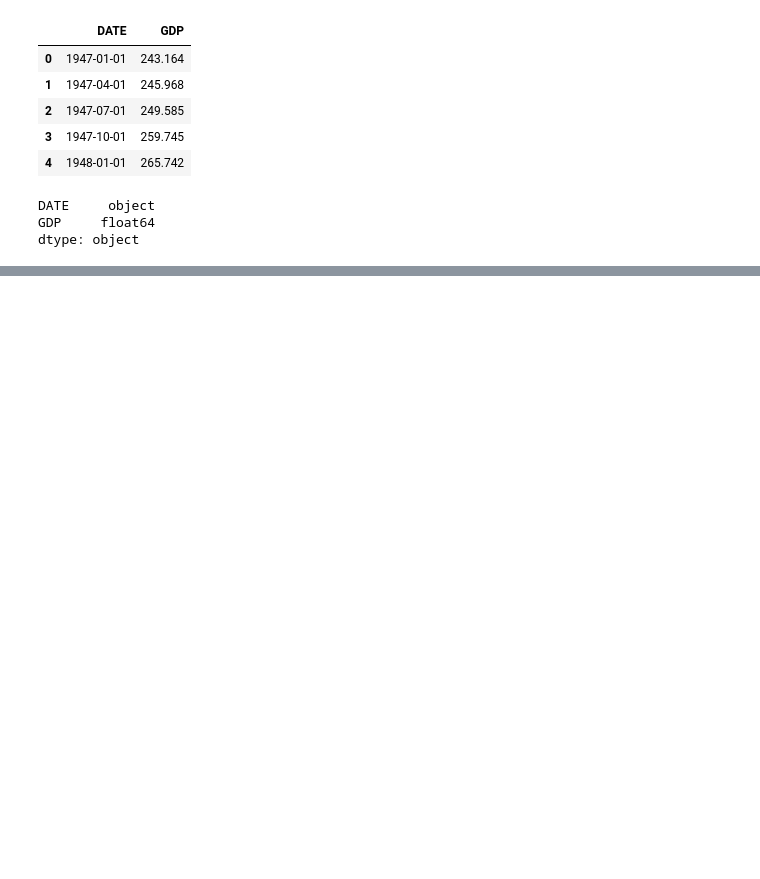
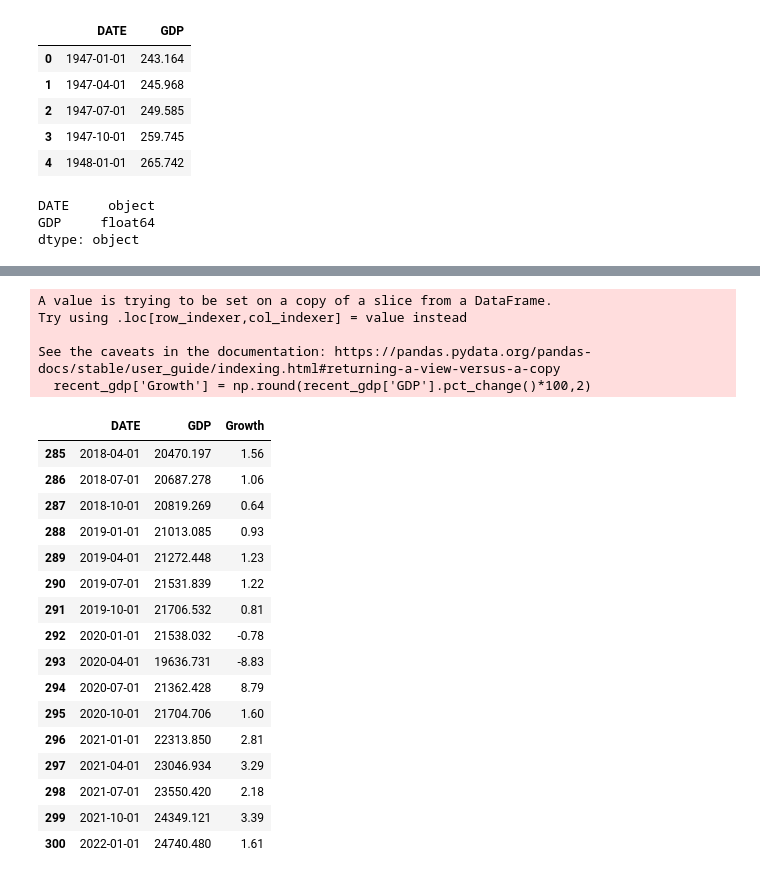
Before and after one commit to mike2463/Group-Project, a Jupyter notebook: GDP_Data.ipynb, the cells around one changed output, grey strips where cells are left out. Cells and saved outputs as stored; diff of their text form; code cells hidden in the pictures; blank space fills up the shorter version.

```diff
--- a/GDP_Data.ipynb
+++ b/GDP_Data.ipynb
@@ -50,0 +48,26 @@ TypeError: unsupported operand type(s) for /: 'str' and 'str'
+# %%
+recent_gdp['Growth'] = np.round(recent_gdp['GDP'].pct_change()*100,2)
+recent_gdp.dropna()
+# %% [output]
+A value is trying to be set on a copy of a slice from a DataFrame.
+Try using .loc[row_indexer,col_indexer] = value instead
+
+See the caveats in the documentation: https://pandas.pydata.org/pandas-docs/stable/user_guide/indexing.html#returning-a-view-versus-a-copy
+  recent_gdp['Growth'] = np.round(recent_gdp['GDP'].pct_change()*100,2)
+|  | DATE | GDP | Growth |
+| 285 | 2018-04-01 | 20470.197 | 1.56 |
+| 286 | 2018-07-01 | 20687.278 | 1.06 |
+| 287 | 2018-10-01 | 20819.269 | 0.64 |
+| 288 | 2019-01-01 | 21013.085 | 0.93 |
+| 289 | 2019-04-01 | 21272.448 | 1.23 |
+| 290 | 2019-07-01 | 21531.839 | 1.22 |
+| 291 | 2019-10-01 | 21706.532 | 0.81 |
+| 292 | 2020-01-01 | 21538.032 | -0.78 |
+| 293 | 2020-04-01 | 19636.731 | -8.83 |
+| 294 | 2020-07-01 | 21362.428 | 8.79 |
+| 295 | 2020-10-01 | 21704.706 | 1.60 |
+| 296 | 2021-01-01 | 22313.850 | 2.81 |
+| 297 | 2021-04-01 | 23046.934 | 3.29 |
+| 298 | 2021-07-01 | 23550.420 | 2.18 |
+| 299 | 2021-10-01 | 24349.121 | 3.39 |
+| 300 | 2022-01-01 | 24740.480 | 1.61 |
```
Also changed, not shown: parts of 6 cells of this notebook.
